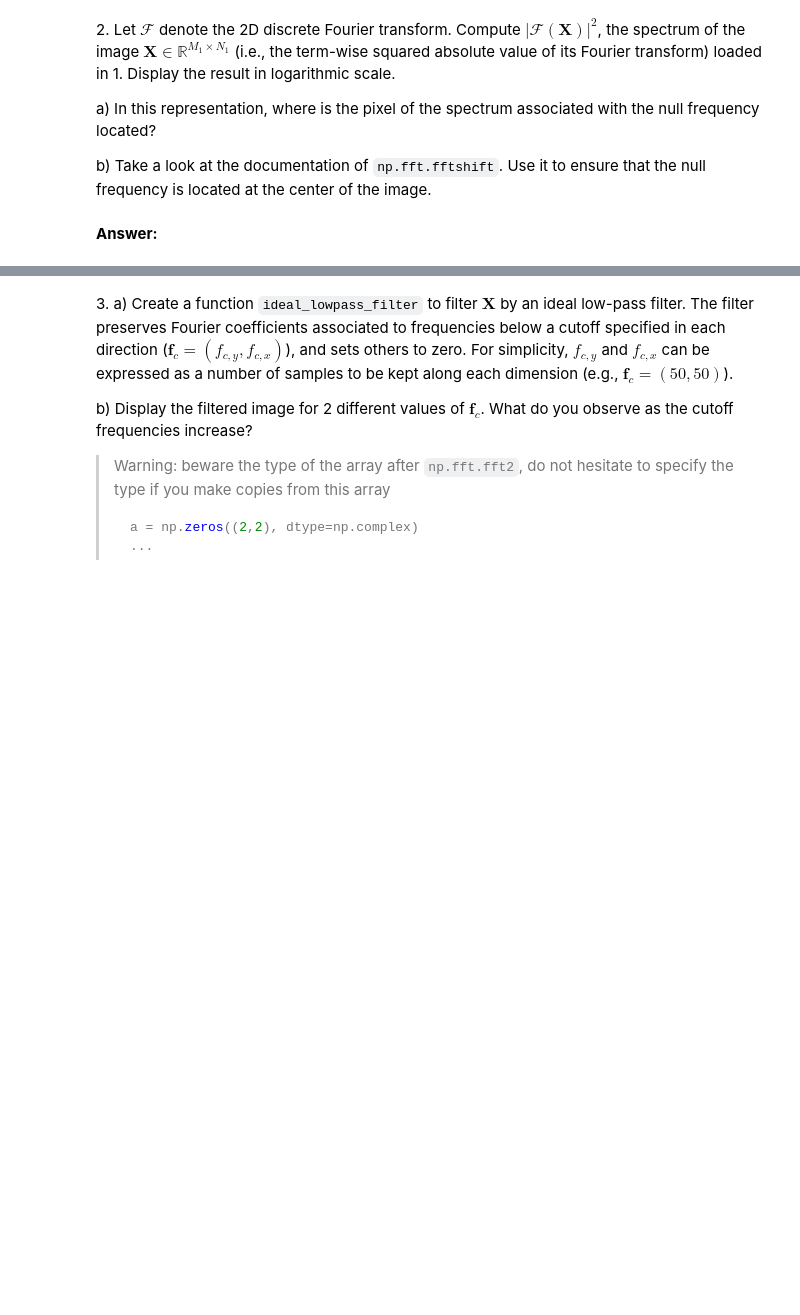
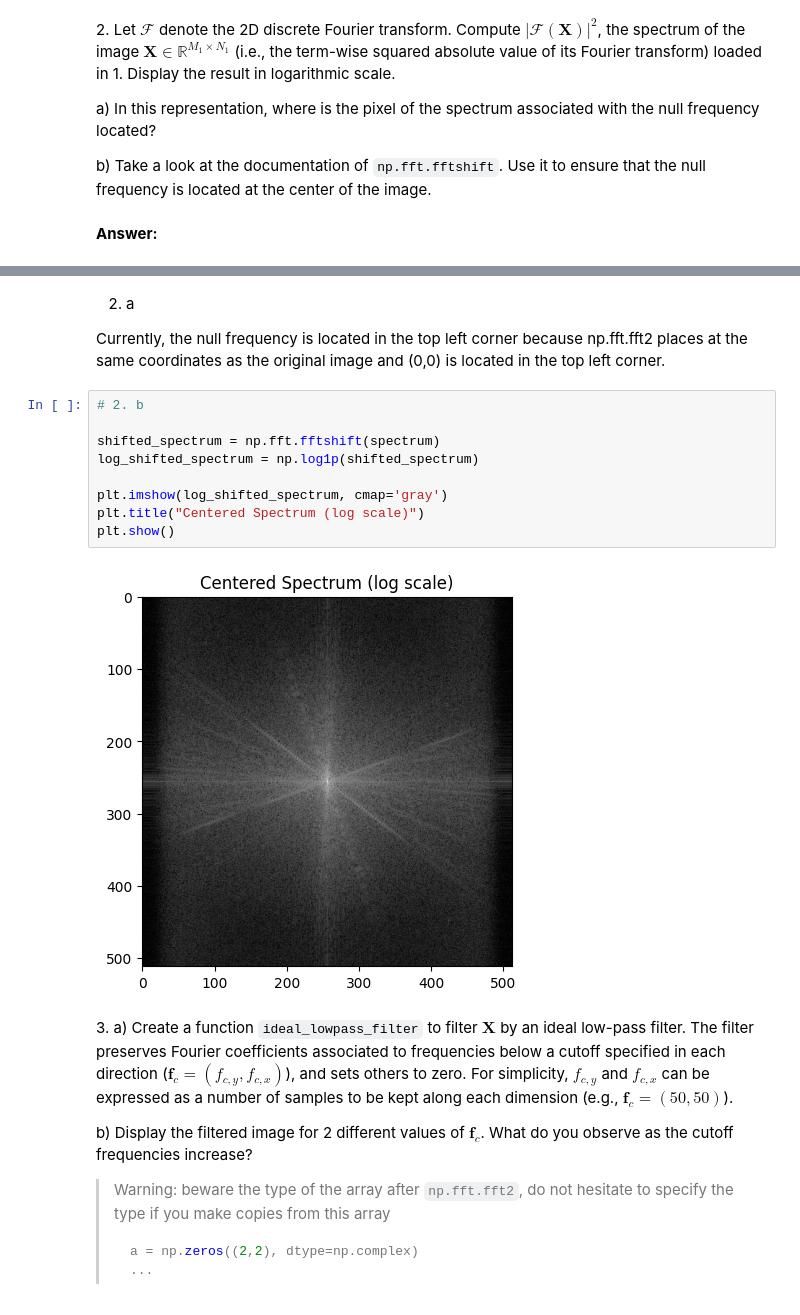
Before and after one commit to remsitoo/python_sdia, a Jupyter notebook: Labs/Lab3/lab3.ipynb, the cells around one changed output, grey strips where cells are left out. Drawn from its saved outputs; the diff is of its cells as text; blank space fills up the shorter version.

```diff
--- a/Labs/Lab3/lab3.ipynb
+++ b/Labs/Lab3/lab3.ipynb
@@ -257,3 +280,18 @@ b) Take a look at the documentation of `np.fft.fftshift`. Use it to ensure that
+# %% [markdown]
+2. a
+
+Currently, the null frequency is located in the top left corner because np.fft.fft2 places at the same coordinates as the original image and (0,0) is located in the top left corner.
+# %%
+# 2. b
+
+shifted_spectrum = np.fft.fftshift(spectrum)
+log_shifted_spectrum = np.log1p(shifted_spectrum)
+
+plt.imshow(log_shifted_spectrum, cmap='gray')
+plt.title("Centered Spectrum (log scale)")
+plt.show()
+# %% [output]
+[figure, added]
 # %% [markdown]
 3\.
     a) Create a function `ideal_lowpass_filter` to filter $\mathbf{X}$ by an ideal low-pass filter. The filter preserves Fourier coefficients associated to frequencies below a cutoff specified in each direction ($\mathbf{f}_c = (f_{c,y}, f_{c,x})$), and sets others to zero. For simplicity, $f_{c,y}$ and $f_{c,x}$ can be expressed as a number of samples to be kept along each dimension (e.g., $\mathbf{f}_c = (50,50)$).
```
Also changed, not shown: parts of 12 cells of this notebook.
